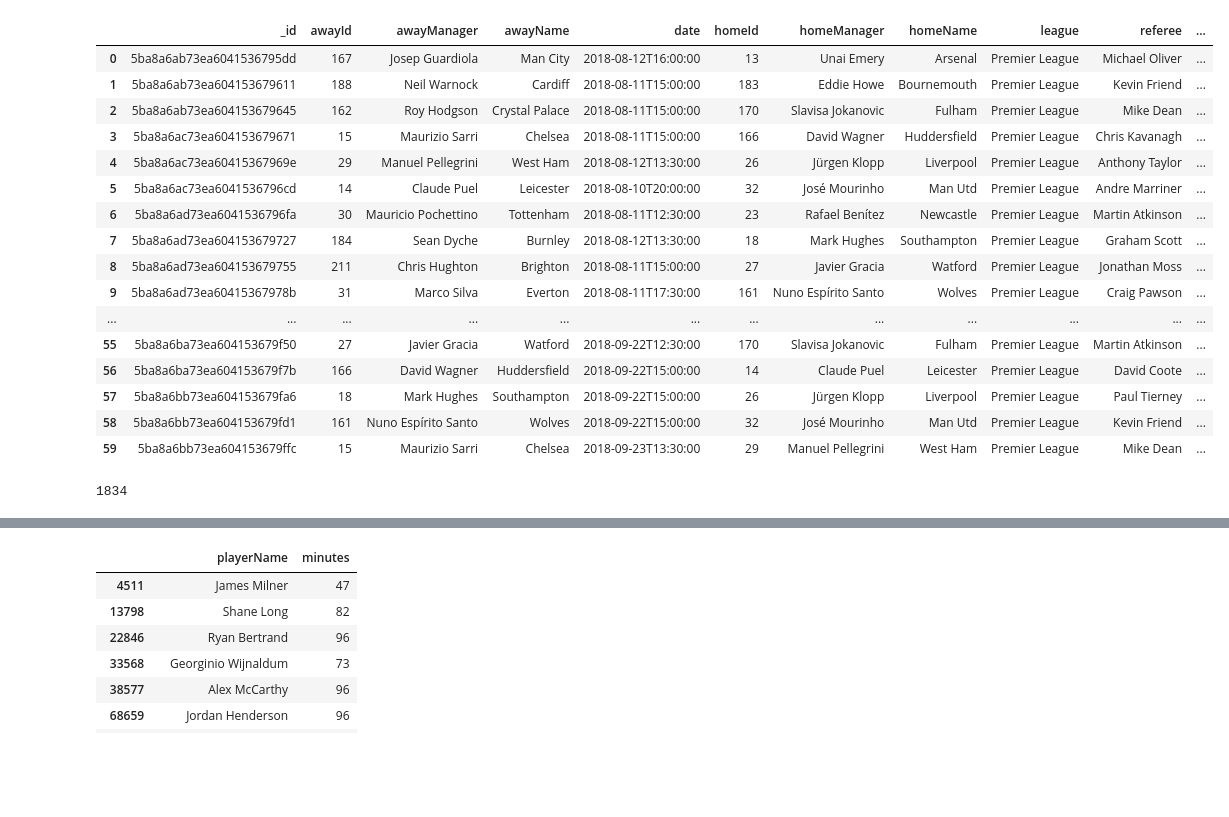
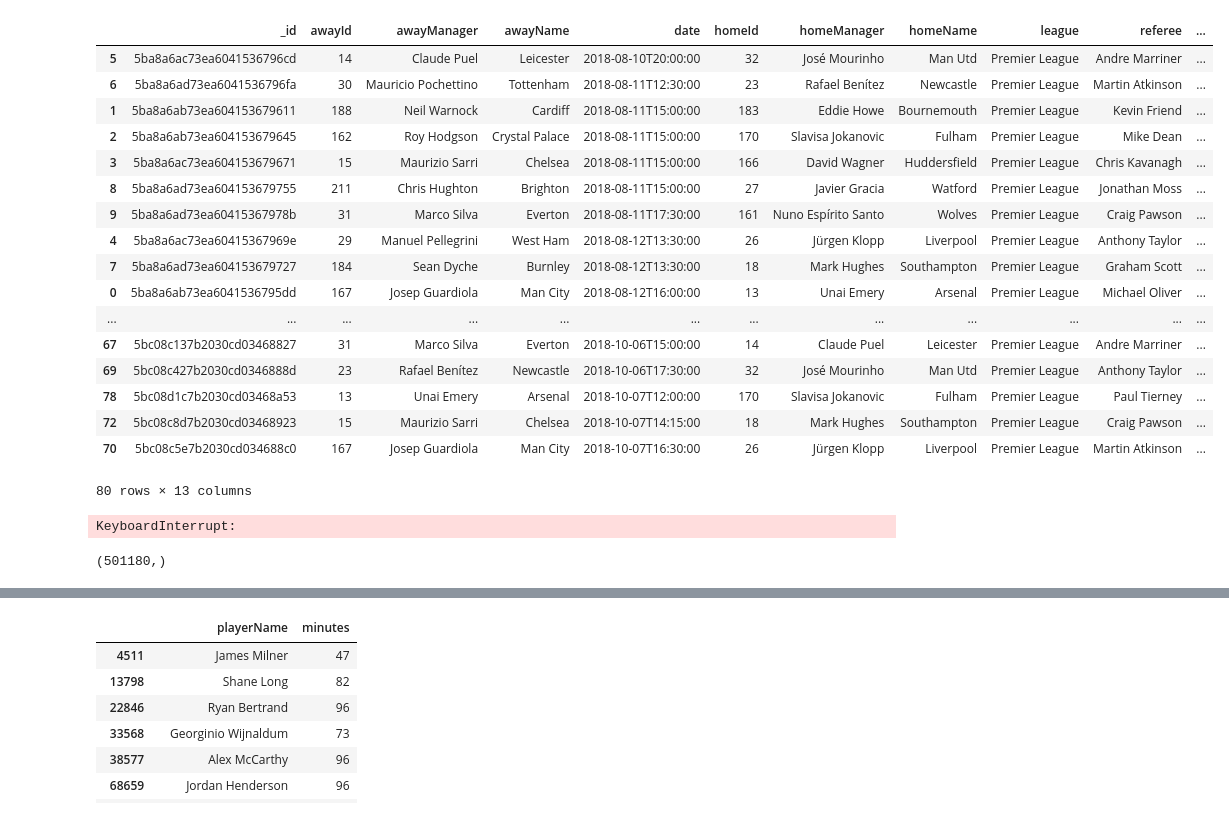
Before and after one commit to sdonoso23/ws, a Jupyter notebook: notebooks/Untitled3.ipynb, the cells around one changed output, grey strips where cells are left out. Cells and saved outputs as stored; diff of their text form; code cells hidden in the pictures; blank space fills up the shorter version.

```diff
--- a/notebooks/Untitled3.ipynb
+++ b/notebooks/Untitled3.ipynb
@@ -12,22 +12,31 @@ import numpy as np
 # %%
 bq = BaseQuery(DB)
 # %%
-bq.getLeagueMatchesInfo("Premier League","2018-2019")
+bq.getLeagueMatchesInfo("Premier League","2018-2019").sort_values("date")
 # %% [output]
 |  | _id | awayId | awayManager | awayName | date | homeId | homeManager | homeName | league | referee | ... |
-| 0 | 5ba8a6ab73ea6041536795dd | 167 | Josep Guardiola | Man City | 2018-08-12T16:00:00 | 13 | Unai Emery | Arsenal | Premier League | Michael Oliver | ... |
+| 5 | 5ba8a6ac73ea6041536796cd | 14 | Claude Puel | Leicester | 2018-08-10T20:00:00 | 32 | José Mourinho | Man Utd | Premier League | Andre Marriner | ... |
+| 6 | 5ba8a6ad73ea6041536796fa | 30 | Mauricio Pochettino | Tottenham | 2018-08-11T12:30:00 | 23 | Rafael Benítez | Newcastle | Premier League | Martin Atkinson | ... |
 | 1 | 5ba8a6ab73ea604153679611 | 188 | Neil Warnock | Cardiff | 2018-08-11T15:00:00 | 183 | Eddie Howe | Bournemouth | Premier League | Kevin Friend | ... |
 | 2 | 5ba8a6ab73ea604153679645 | 162 | Roy Hodgson | Crystal Palace | 2018-08-11T15:00:00 | 170 | Slavisa Jokanovic | Fulham | Premier League | Mike Dean | ... |
 | 3 | 5ba8a6ac73ea604153679671 | 15 | Maurizio Sarri | Chelsea | 2018-08-11T15:00:00 | 166 | David Wagner | Huddersfield | Premier League | Chris Kavanagh | ... |
-| 4 | 5ba8a6ac73ea60415367969e | 29 | Manuel Pellegrini | West Ham | 2018-08-12T13:30:00 | 26 | Jürgen Klopp | Liverpool | Premier League | Anthony Taylor | ... |
-| 5 | 5ba8a6ac73ea6041536796cd | 14 | Claude Puel | Leicester | 2018-08-10T20:00:00 | 32 | José Mourinho | Man Utd | Premier League | Andre Marriner | ... |
-| 6 | 5ba8a6ad73ea6041536796fa | 30 | Mauricio Pochettino | Tottenham | 2018-08-11T12:30:00 | 23 | Rafael Benítez | Newcastle | Premier League | Martin Atkinson | ... |
-| 7 | 5ba8a6ad73ea604153679727 | 184 | Sean Dyche | Burnley | 2018-08-12T13:30:00 | 18 | Mark Hughes | Southampton | Premier League | Graham Scott | ... |
 | 8 | 5ba8a6ad73ea604153679755 | 211 | Chris Hughton | Brighton | 2018-08-11T15:00:00 | 27 | Javier Gracia | Watford | Premier League | Jonathan Moss | ... |
 | 9 | 5ba8a6ad73ea60415367978b | 31 | Marco Silva | Everton | 2018-08-11T17:30:00 | 161 | Nuno Espírito Santo | Wolves | Premier League | Craig Pawson | ... |
+| 4 | 5ba8a6ac73ea60415367969e | 29 | Manuel Pellegrini | West Ham | 2018-08-12T13:30:00 | 26 | Jürgen Klopp | Liverpool | Premier League | Anthony Taylor | ... |
+| 7 | 5ba8a6ad73ea604153679727 | 184 | Sean Dyche | Burnley | 2018-08-12T13:30:00 | 18 | Mark Hughes | Southampton | Premier League | Graham Scott | ... |
+| 0 | 5ba8a6ab73ea6041536795dd | 167 | Josep Guardiola | Man City | 2018-08-12T16:00:00 | 13 | Unai Emery | Arsenal | Premier League | Michael Oliver | ... |
 | ... | ... | ... | ... | ... | ... | ... | ... | ... | ... | ... | ... |
-| 55 | 5ba8a6ba73ea604153679f50 | 27 | Javier Gracia | Watford | 2018-09-22T12:30:00 | 170 | Slavisa Jokanovic | Fulham | Premier League | Martin Atkinson | ... |
-| 56 | 5ba8a6ba73ea604153679f7b | 166 | David Wagner | Huddersfield | 2018-09-22T15:00:00 | 14 | Claude Puel | Leicester | Premier League | David Coote | ... |
-| 57 | 5ba8a6bb73ea604153679fa6 | 18 | Mark Hughes | Southampton | 2018-09-22T15:00:00 | 26 | Jürgen Klopp | Liverpool | Premier League | Paul Tierney | ... |
-| 58 | 5ba8a6bb73ea604153679fd1 | 161 | Nuno Espírito Santo | Wolves | 2018-09-22T15:00:00 | 32 | José Mourinho | Man Utd | Premier League | Kevin Friend | ... |
-| 59 | 5ba8a6bb73ea604153679ffc | 15 | Maurizio Sarri | Chelsea | 2018-09-23T13:30:00 | 29 | Manuel Pellegrini | West Ham | Premier League | Mike Dean | ... |
+| 67 | 5bc08c137b2030cd03468827 | 31 | Marco Silva | Everton | 2018-10-06T15:00:00 | 14 | Claude Puel | Leicester | Premier League | Andre Marriner | ... |
+| 69 | 5bc08c427b2030cd0346888d | 23 | Rafael Benítez | Newcastle | 2018-10-06T17:30:00 | 32 | José Mourinho | Man Utd | Premier League | Anthony Taylor | ... |
+| 78 | 5bc08d1c7b2030cd03468a53 | 13 | Unai Emery | Arsenal | 2018-10-07T12:00:00 | 170 | Slavisa Jokanovic | Fulham | Premier League | Paul Tierney | ... |
+| 72 | 5bc08c8d7b2030cd03468923 | 15 | Maurizio Sarri | Chelsea | 2018-10-07T14:15:00 | 18 | Mark Hughes | Southampton | Premier League | Craig Pawson | ... |
+| 70 | 5bc08c5e7b2030cd034688c0 | 167 | Josep Guardiola | Man City | 2018-10-07T16:30:00 | 26 | Jürgen Klopp | Liverpool | Premier League | Martin Atkinson | ... |
+80 rows × 13 columns
+# %%
+shots_x, shots_y = bq.allShotsData()
+# %% [output]
+KeyboardInterrupt:
+# %%
+shots_y.shape
+# %% [output]
+(501180,)
@@ -34,6 +46,2 @@ bq.getLeagueMatchesInfo("Premier League","2018-2019")
 # %%
 m = bq.getMatch(1284798)
-# %%
-m.cursor.count()
-# %% [output]
-1834
```
Also changed, not shown: parts of 40 cells of this notebook, 3 other files.
